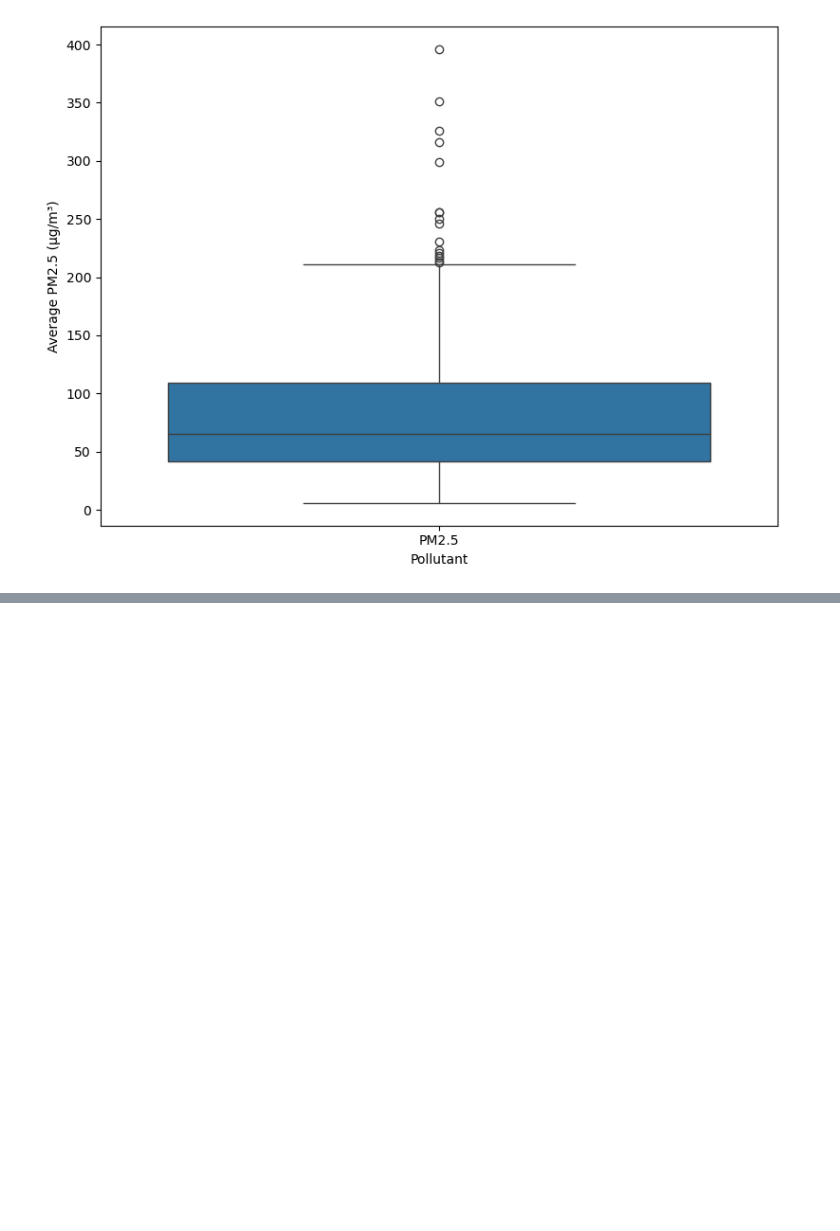
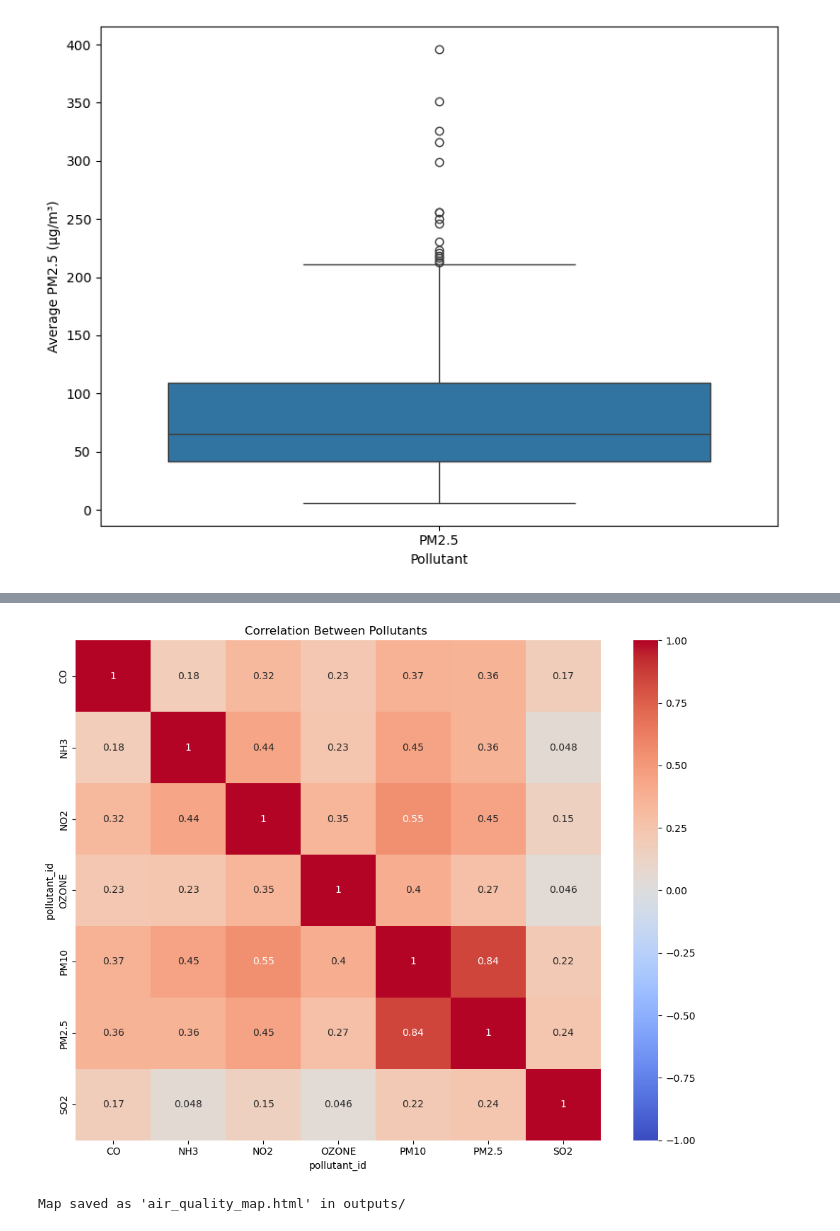
Before and after one commit to Rupal0912/IndiaAirQuality-2025, a Jupyter notebook: notebooks/notebook1.ipynb, the cells around one changed output, grey strips where cells are left out. Drawn from its saved outputs; the diff is of its cells as text; code cells hidden in the pictures; blank space fills up the shorter version.

```diff
--- a/notebooks/notebook1.ipynb
+++ b/notebooks/notebook1.ipynb
@@ -218,0 +248,5 @@ plt.show()
+# %%
+#Pollutant correlations
+pivot_df = df.pivot_table(index=['state', 'city', 'station'], columns='pollutant_id', values='pollutant_avg', aggfunc='mean')
+corr_matrix = pivot_df.corr()
+print("Correlation Matrix:\n", corr_matrix)
@@ -218,0 +274,29 @@ plt.show()
+# %%
+#Correlation heatmap
+plt.figure(figsize=(10, 8))
+sns.heatmap(corr_matrix, annot=True, cmap='coolwarm', vmin=-1, vmax=1, center=0)
+plt.title('Correlation Between Pollutants ')
+plt.tight_layout()
+plt.savefig('../outputs/corr_heatmap.png')
+plt.show()
+# %% [output]
+[figure, added]
+# %%
+#Map PM2.5 hotspots
+m = folium.Map(location=[20.5937, 78.9629], zoom_start=5)  # Center of India
+pm25_data = df[df['pollutant_id'] == 'PM2.5'].dropna(subset=['latitude', 'longitude'])
+for _, row in pm25_data.iterrows():
+    color = 'red' if row['pollutant_avg'] > 100 else 'yellow' if row['pollutant_avg'] > 50 else 'green'
+    folium.CircleMarker(
+        location=[row['latitude'], row['longitude']],
+        radius=5,
+        color=color,
+        fill=True,
+        fill_color=color,
+        fill_opacity=0.7,
+        popup=f"{row['city']}, {row['state']}: {row['pollutant_avg']} µg/m³"
+    ).add_to(m)
+m.save('../outputs/air_quality_map.html')
+print("Map saved as 'air_quality_map.html' in outputs/")
+# %% [output]
+Map saved as 'air_quality_map.html' in outputs/
```
Also changed, not shown: parts of 6 cells of this notebook.
